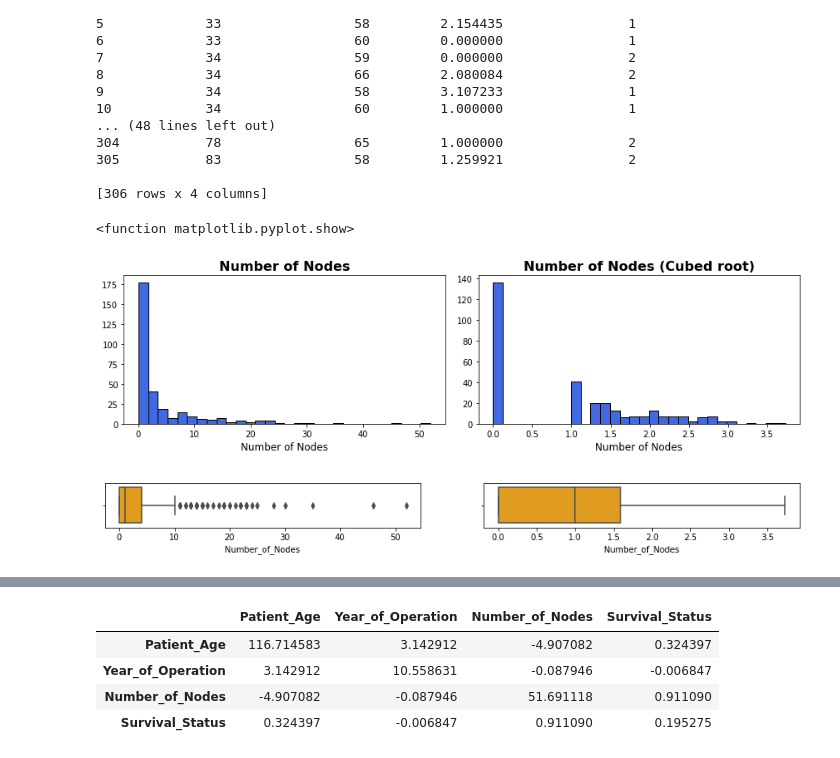
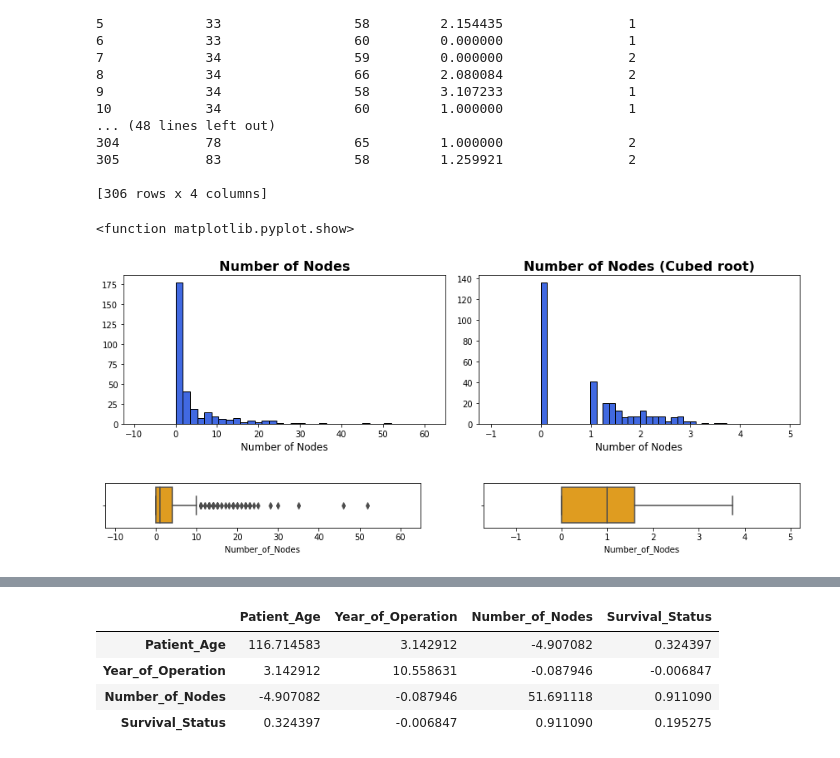
Before and after one commit to S3688570/Prediction-of-Breast-Cancer, a Jupyter notebook: Assignment2.ipynb, the cells around one changed output, grey strips where cells are left out. Cells and saved outputs as stored; diff of their text form; code cells hidden in the pictures.

```diff
--- a/Assignment2.ipynb
+++ b/Assignment2.ipynb
@@ -216,25 +216,29 @@ print survival2
 fig, (ax0, ax1) = plt.subplots(nrows=1, ncols=2, figsize=(12, 3.5), tight_layout=True)
 ax0.hist(x=survival['Number_of_Nodes'], bins=30, histtype='bar', edgecolor='black', color='royalblue')
 ax0.set_title('Number of Nodes', fontsize=16, fontweight = 'bold')
+ax0.set_xlim(-12.5, 65)
 ax0.set_xlabel('Number of Nodes', fontsize = 12)
 
 ax1.hist(x=survival2['Number_of_Nodes'], bins=30, histtype='bar', edgecolor='black', color='royalblue')
 ax1.set_title('Number of Nodes (Cubed root)', fontsize=16, fontweight = 'bold')
+ax1.set_xlim(-1.25, 5.2)
 ax1.set_xlabel('Number of Nodes', fontsize = 12)
 
 plt.show
 # %% [output]
 <function matplotlib.pyplot.show>
-[figure, old version]
+[figure, new version]
 # %%
 #Box plot examining the distribution of the cubed root of the Number of Positive Axillary Nodes Detected
 
 fig, axes = plt.subplots(1, 2, figsize=(15, 1))
-sns.boxplot(x='Number_of_Nodes', data=survival, ax = axes[0], color = 'orange')
-sns.boxplot(x='Number_of_Nodes', data=survival2, ax = axes[1], color = 'orange')
+ax1=sns.boxplot(x='Number_of_Nodes', data=survival, ax = axes[0], color = 'orange')
+ax1.set(xlim=(-12.5, 65))
+ax2=sns.boxplot(x='Number_of_Nodes', data=survival2, ax = axes[1], color = 'orange')
+ax2.set(xlim=(-1.7, 5.2))
 plt.show()
 # %% [output]
-[figure, old version]
+[figure, new version]
 # %%
 #Distribution and Probability Density Function plots of untransformed versus cube root transformed
 #Number of Nodes grouped by survival
```
Also changed, not shown: parts of 21 cells of this notebook, 1 other file.
